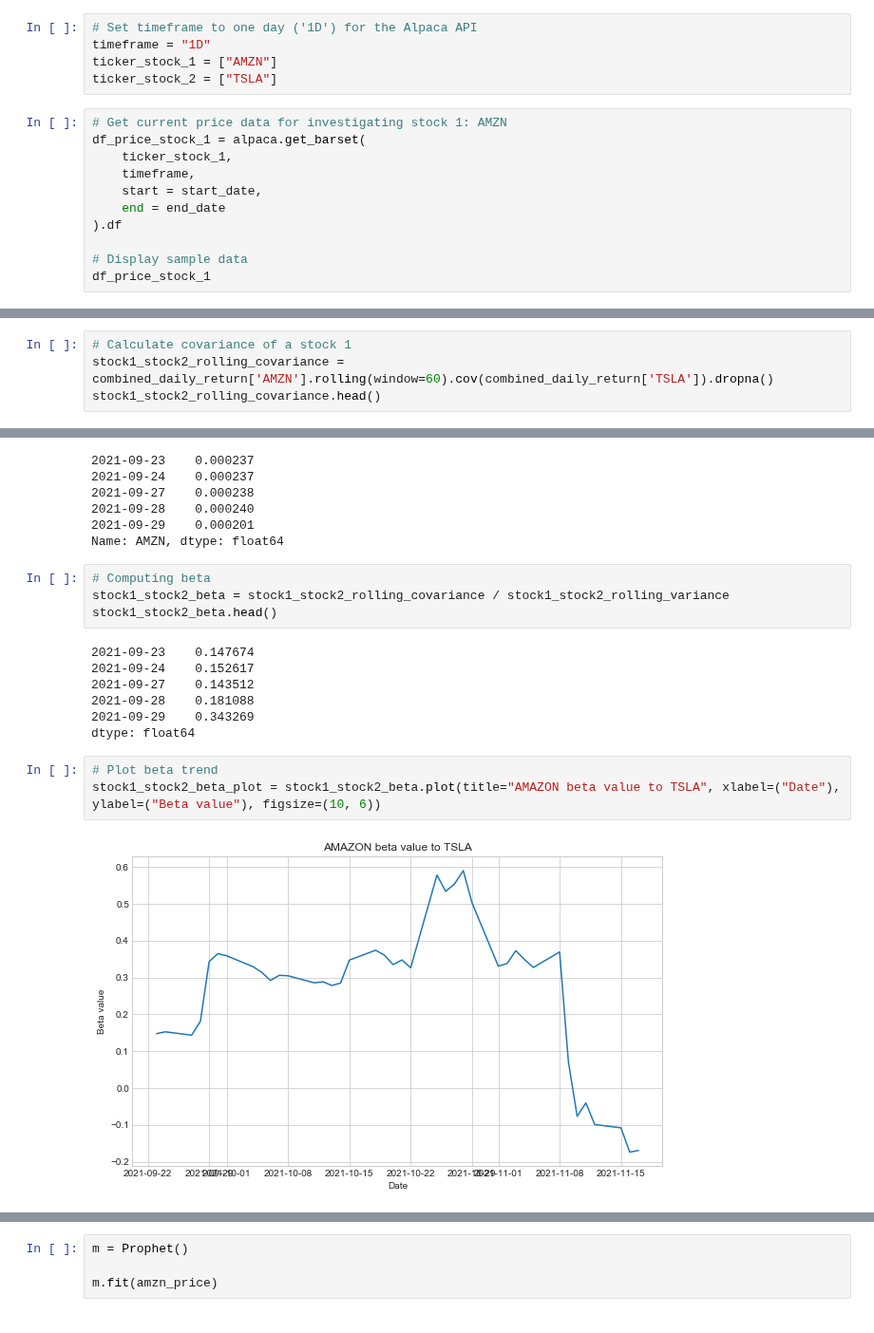
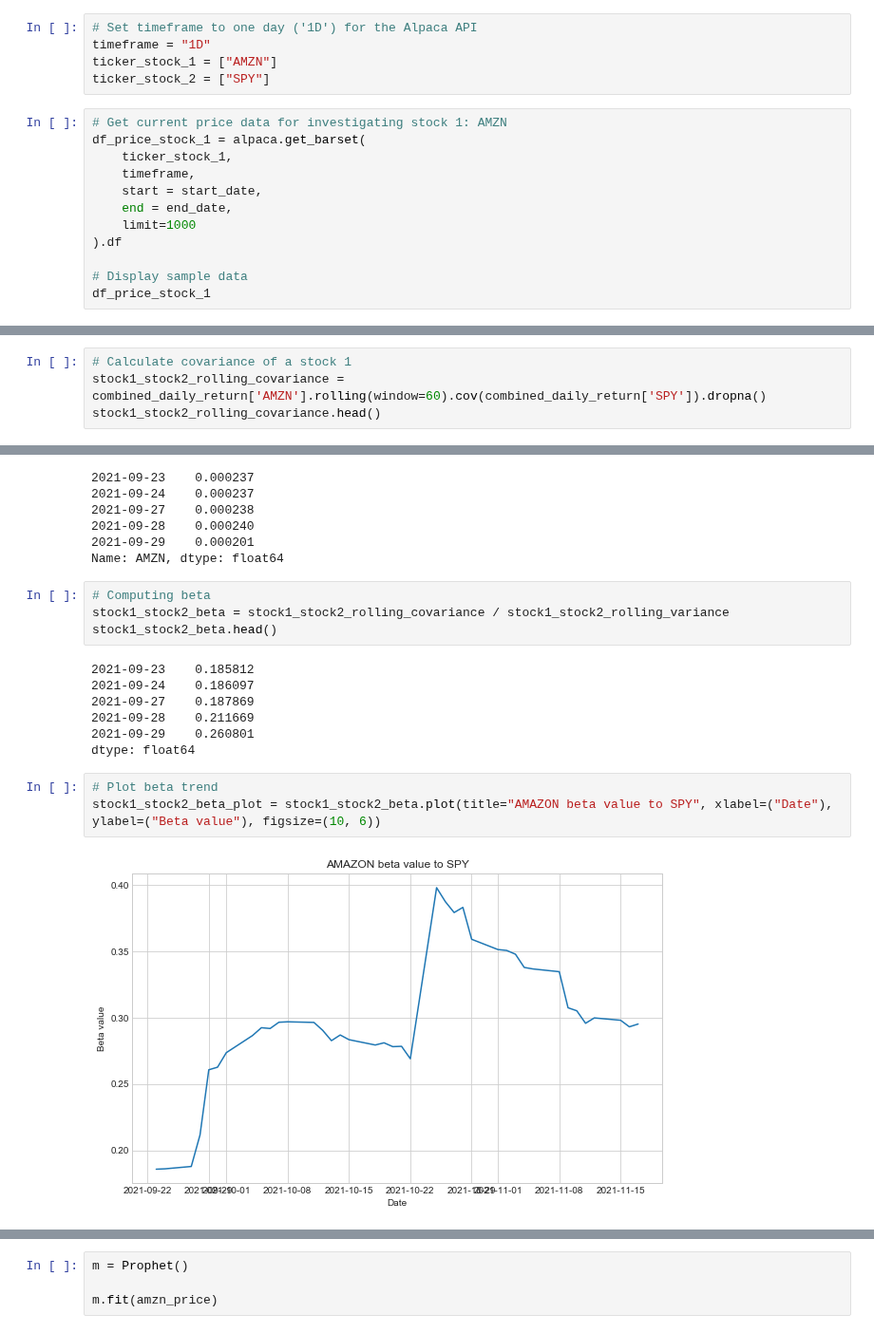
Before and after one commit to jkaryampudi/AMZNProphetForecast, a Jupyter notebook: Project1-WorkInProgress_Integrated.ipynb, the cells around one changed output, grey strips where cells are left out. Shown at 95% size. Saved outputs shown, nothing was run; the diff lists cells and outputs as text.

```diff
--- a/Project1-WorkInProgress_Integrated.ipynb
+++ b/Project1-WorkInProgress_Integrated.ipynb
@@ -46,14 +56,15 @@ end_date = pd.Timestamp("2021-11-17", tz="America/New_York").isoformat()
 # Set timeframe to one day ('1D') for the Alpaca API
 timeframe = "1D"
 ticker_stock_1 = ["AMZN"]
-ticker_stock_2 = ["TSLA"]
+ticker_stock_2 = ["SPY"]
 # %%
 # Get current price data for investigating stock 1: AMZN
 df_price_stock_1 = alpaca.get_barset(
     ticker_stock_1,
     timeframe,
     start = start_date,
-    end = end_date
+    end = end_date,
+    limit=1000
 ).df
 
 # Display sample data
@@ -364,5 +424,5 @@ sns.heatmap(correlation, vmin=-1, vmax=1,annot=True)
 # %%
 # Calculate covariance of a stock 1
-stock1_stock2_rolling_covariance = combined_daily_return['AMZN'].rolling(window=60).cov(combined_daily_return['TSLA']).dropna()
+stock1_stock2_rolling_covariance = combined_daily_return['AMZN'].rolling(window=60).cov(combined_daily_return['SPY']).dropna()
 stock1_stock2_rolling_covariance.head()
 # %% [output]
@@ -388,17 +448,17 @@ Name: AMZN, dtype: float64
 stock1_stock2_beta = stock1_stock2_rolling_covariance / stock1_stock2_rolling_variance
 stock1_stock2_beta.head()
 # %% [output]
-2021-09-23    0.147674
-2021-09-24    0.152617
-2021-09-27    0.143512
-2021-09-28    0.181088
-2021-09-29    0.343269
+2021-09-23    0.185812
+2021-09-24    0.186097
+2021-09-27    0.187869
+2021-09-28    0.211669
+2021-09-29    0.260801
 dtype: float64
 # %%
 # Plot beta trend
-stock1_stock2_beta_plot = stock1_stock2_beta.plot(title="AMAZON beta value to TSLA", xlabel=("Date"), ylabel=("Beta value"), figsize=(10, 6))
+stock1_stock2_beta_plot = stock1_stock2_beta.plot(title="AMAZON beta value to SPY", xlabel=("Date"), ylabel=("Beta value"), figsize=(10, 6))
 # %% [output]
-[figure, old version]
+[figure, new version]
 # %%
 # Use `ewm` to calculate the rolling window
 rolling_window_ewm = combined_daily_return.ewm(halflife=21, adjust=True).std().plot(title="Exponentialy Weighted Average", xlabel=("Date"), ylabel=("Value"), figsize=(10, 6))
```
Also changed, not shown: parts of 47 cells of this notebook, 2 other files.
